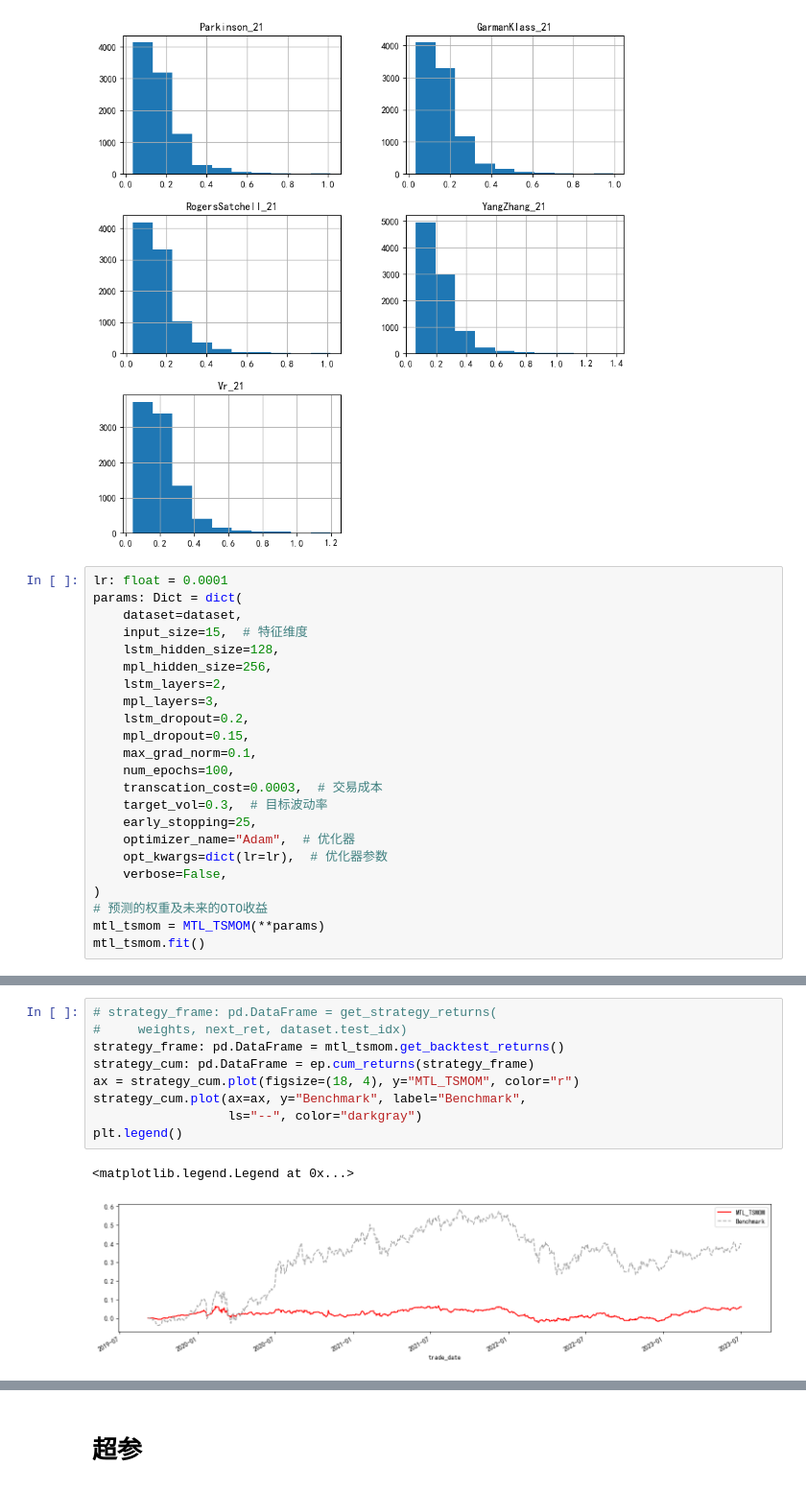
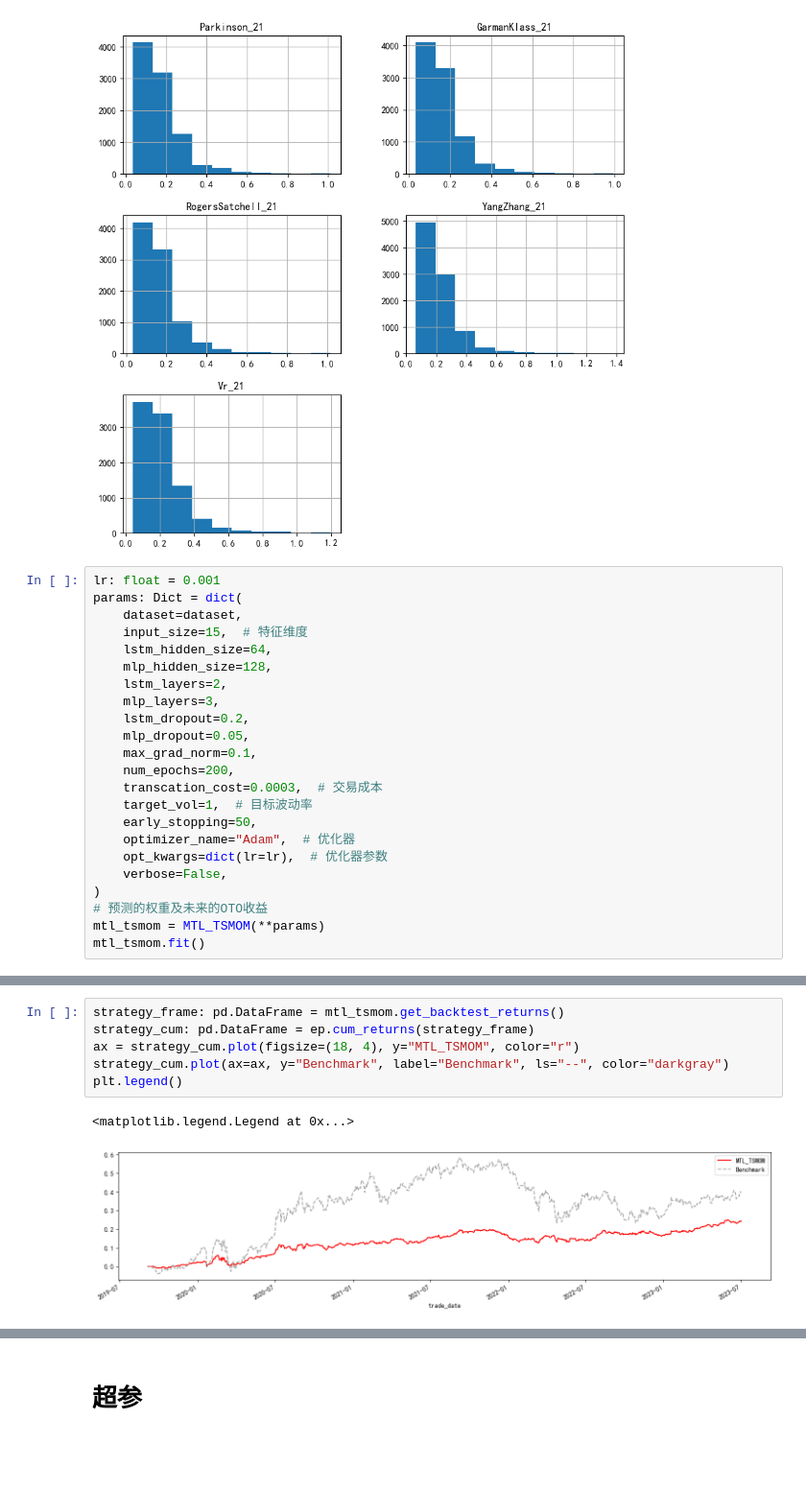
Before and after one commit to hugo2046/QuantsPlaybook, a Jupyter notebook: D-组合优化/MLT_TSMOM/mlt_tsmom.ipynb, the cells around one changed output, grey strips where cells are left out. Shown at 96% size. Drawn from its saved outputs; the diff is of its cells as text; blank space fills up the shorter version.

```diff
--- a/D-组合优化/MLT_TSMOM/mlt_tsmom.ipynb
+++ b/D-组合优化/MLT_TSMOM/mlt_tsmom.ipynb
@@ -128,21 +126,21 @@ dataset.frame['auxiliary_fields'].dropna().hist(figsize=(10, 10));
 # %% [output]
 [figure]
 # %%
-lr: float = 0.0001
+lr: float = 0.001
 params: Dict = dict(
     dataset=dataset,
     input_size=15,  # 特征维度
-    lstm_hidden_size=128,
-    mpl_hidden_size=256,
+    lstm_hidden_size=64,
+    mlp_hidden_size=128,
     lstm_layers=2,
-    mpl_layers=3,
+    mlp_layers=3,
     lstm_dropout=0.2,
-    mpl_dropout=0.15,
+    mlp_dropout=0.05,
     max_grad_norm=0.1,
-    num_epochs=100,
+    num_epochs=200,
     transcation_cost=0.0003,  # 交易成本
-    target_vol=0.3,  # 目标波动率
-    early_stopping=25,
+    target_vol=1,  # 目标波动率
+    early_stopping=50,
     optimizer_name="Adam",  # 优化器
     opt_kwargs=dict(lr=lr),  # 优化器参数
     verbose=False,
@@ -165,13 +163,10 @@ mtl_tsmom.get_loss_score().plot(figsize=(12, 6), title='Loss Score')
 # %%
-# strategy_frame: pd.DataFrame = get_strategy_returns(
-#     weights, next_ret, dataset.test_idx)
 strategy_frame: pd.DataFrame = mtl_tsmom.get_backtest_returns()
 strategy_cum: pd.DataFrame = ep.cum_returns(strategy_frame)
 ax = strategy_cum.plot(figsize=(18, 4), y="MTL_TSMOM", color="r")
-strategy_cum.plot(ax=ax, y="Benchmark", label="Benchmark",
-                  ls="--", color="darkgray")
+strategy_cum.plot(ax=ax, y="Benchmark", label="Benchmark", ls="--", color="darkgray")
 plt.legend()
 # %% [output]
 <matplotlib.legend.Legend at 0x...>
-[figure, old version]
+[figure, new version]
 # %%
```
Also changed, not shown: parts of 8 cells of this notebook, 5 other files.
